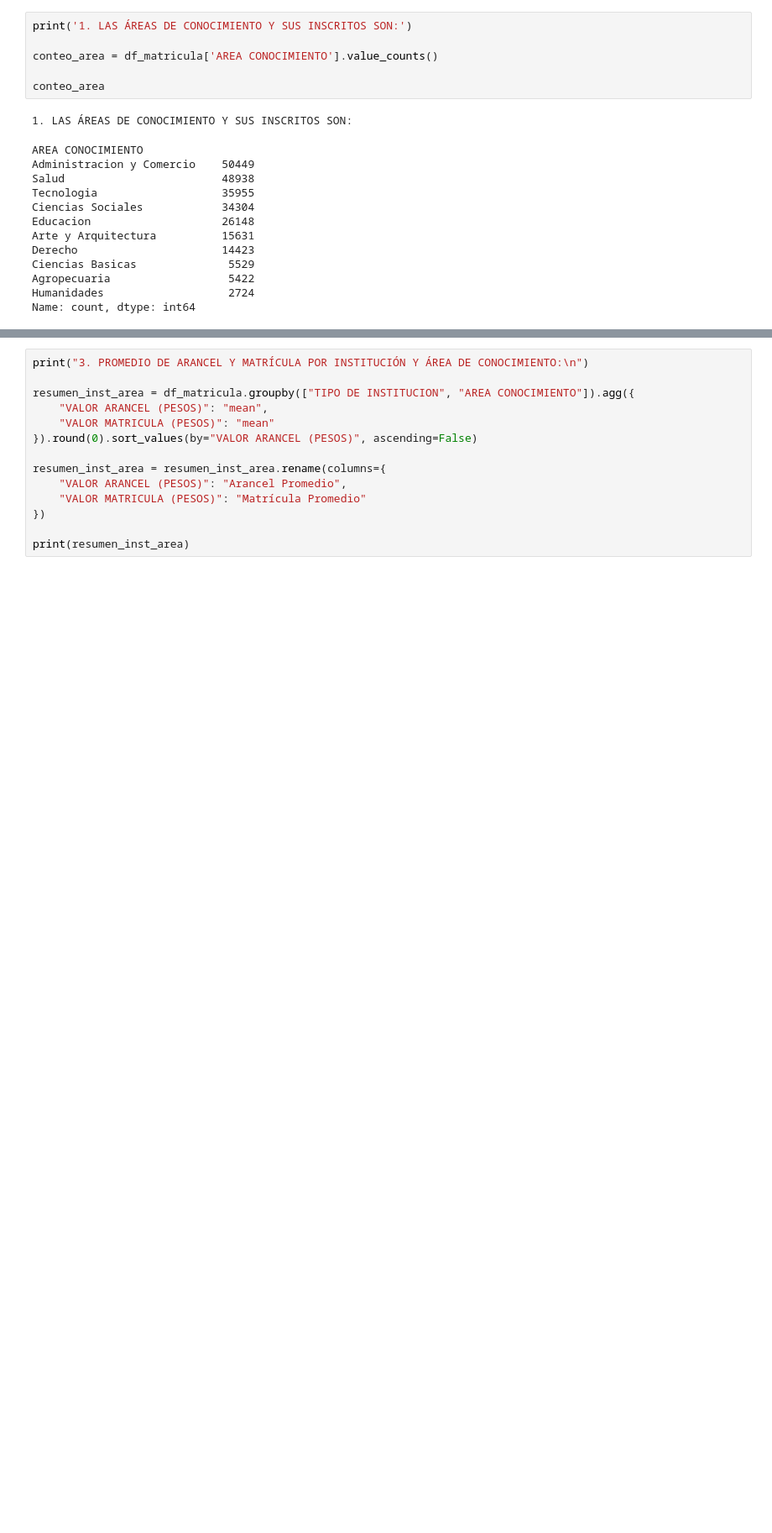
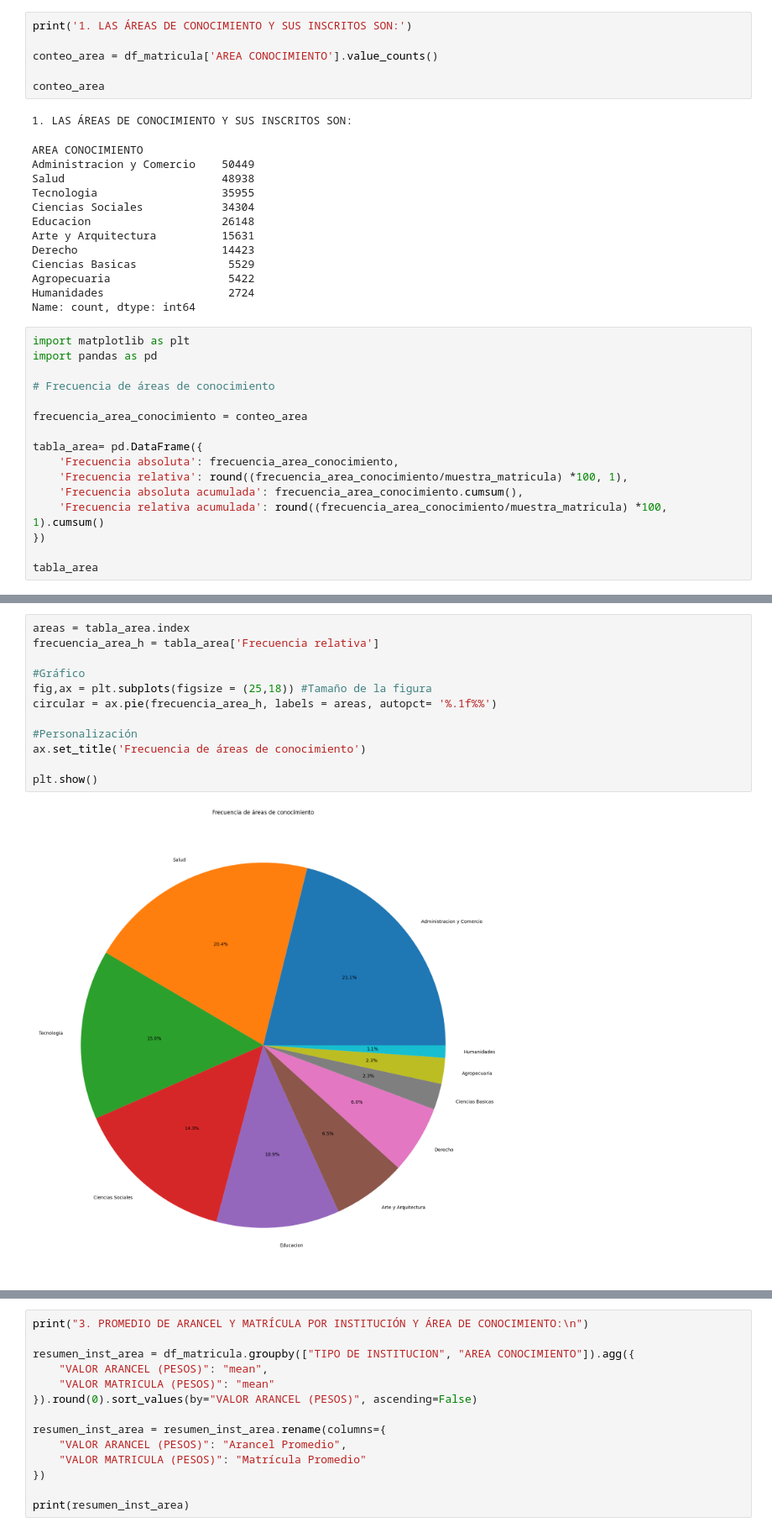
Before and after one commit to SolgreyDuocUC/Taller_Grupal_Grupo_2, a Jupyter notebook: Taller_Grupal_Grupo_7.ipynb, the cells around one changed output, grey strips where cells are left out. Shown at 84% size. Drawn from its saved outputs; the diff is of its cells as text; blank space fills up the shorter version.

Commit message:
Punto 4 listo con gráficos

```diff
--- a/Taller_Grupal_Grupo_7.ipynb
+++ b/Taller_Grupal_Grupo_7.ipynb
@@ -172,3 +217,19 @@ Ciencias Basicas              5529
 Agropecuaria                  5422
 Humanidades                   2724
 Name: count, dtype: int64
+# %%
+import matplotlib as plt
+import pandas as pd
+
+# Frecuencia de áreas de conocimiento
+
+frecuencia_area_conocimiento = conteo_area
+
+tabla_area= pd.DataFrame({
+    'Frecuencia absoluta': frecuencia_area_conocimiento,
+    'Frecuencia relativa': round((frecuencia_area_conocimiento/muestra_matricula) *100, 1),
+    'Frecuencia absoluta acumulada': frecuencia_area_conocimiento.cumsum(),
+    'Frecuencia relativa acumulada': round((frecuencia_area_conocimiento/muestra_matricula) *100, 1).cumsum()
+})
+
+tabla_area
@@ -175,3 +249,17 @@ Name: count, dtype: int64
+# %%
+areas = tabla_area.index
+frecuencia_area_h = tabla_area['Frecuencia relativa']
+
+#Gráfico
+fig,ax = plt.subplots(figsize = (25,18)) #Tamaño de la figura
+circular = ax.pie(frecuencia_area_h, labels = areas, autopct= '%.1f%%')
+
+#Personalización
+ax.set_title('Frecuencia de áreas de conocimiento')
+
+plt.show()
+# %% [output]
+[figure, added]
 # %%
 import numpy as np
 import matplotlib.pyplot as plt
```
Also changed, not shown: parts of 13 cells of this notebook.
